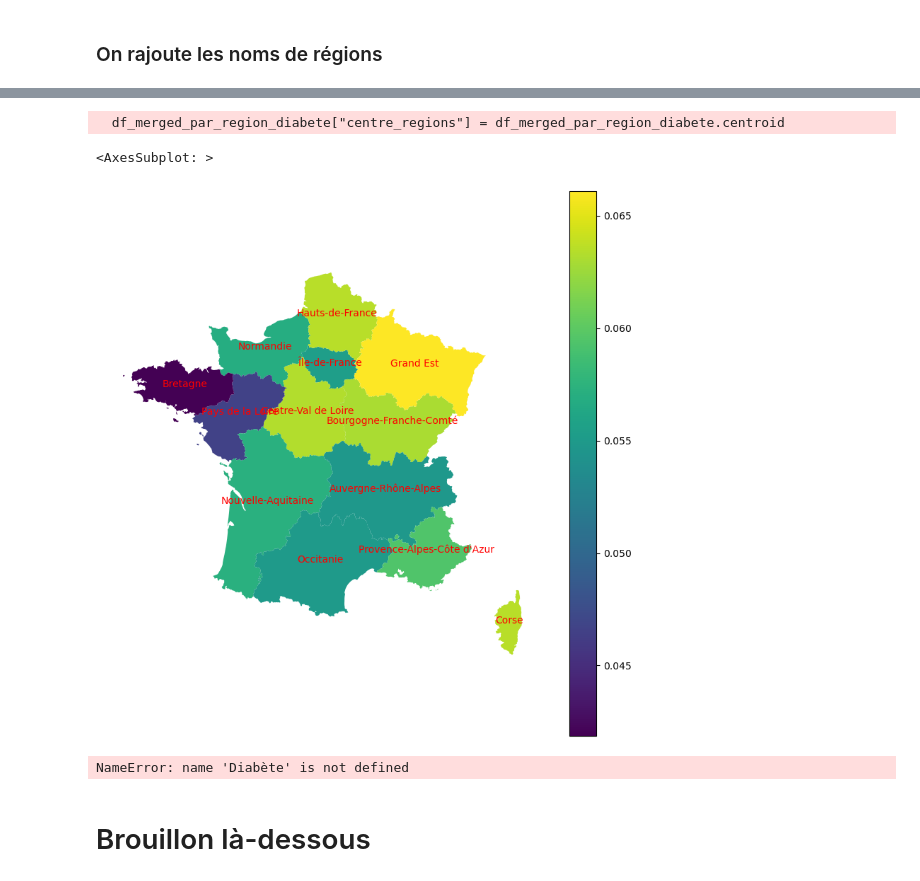
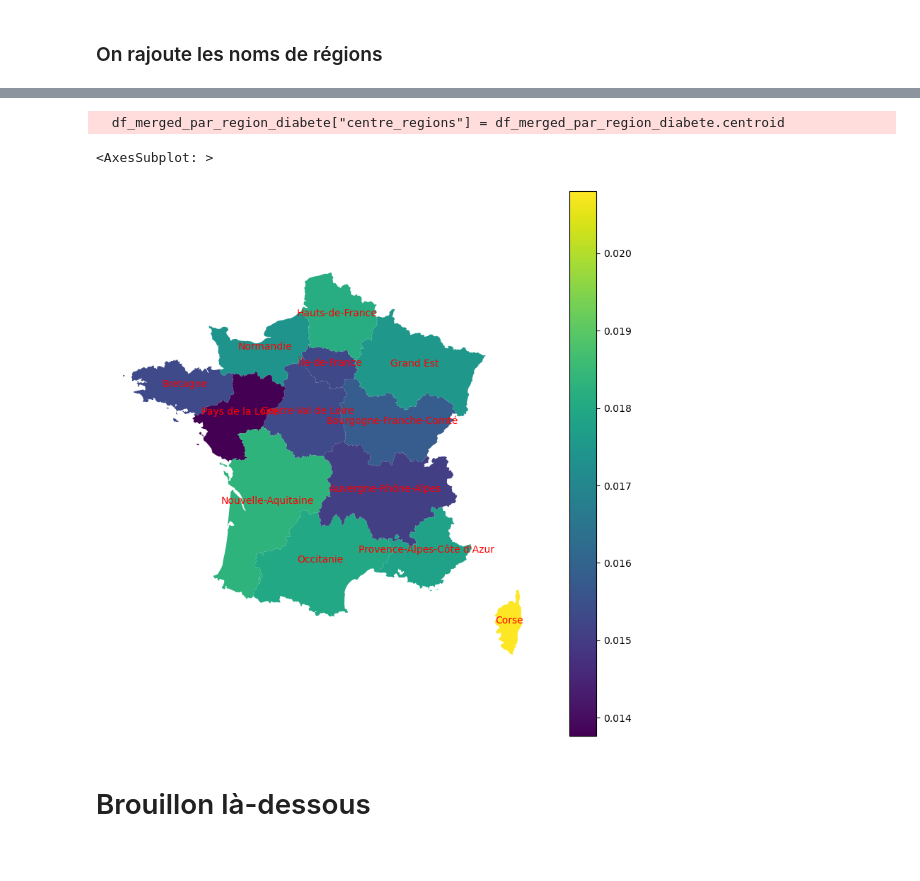
Before and after one commit to bbasa1/Maladies_chroniques_offre_de_soin_inegalites_sociales_ou_facteurs_environnementaux, a Jupyter notebook: Introduction_base.ipynb, the cells around one changed output, grey strips where cells are left out. Drawn from its saved outputs; the diff is of its cells as text; code cells hidden in the pictures.

```diff
--- a/Introduction_base.ipynb
+++ b/Introduction_base.ipynb
@@ -92,7 +92,7 @@ df_drees.describe()
 # %%
 ### Pour tracer quelques barplots
 
-def selection_variable_barplot(liste_var_groupage, liste_var_partition, type_var_groupage = float, type_var_partition = float, groupby = 'valGroupage', type_donnees = 'prevalence') :
+def selection_variable_barplot(liste_var_groupage, liste_var_partition, type_var_groupage = float, type_var_partition = float, groupby = 'valGroupage', type_donnees = 'incidence') :
     # On commence par ne sélectionner que les variables qu'on souhaite
     sous_df = df_drees[df_drees['type'] == type_donnees].copy()
     sous_df = sous_df[(sous_df['varGroupage'].isin(liste_var_groupage))
@@ -456,39 +449,35 @@ df_par_region = selection_variable_barplot(
                         type_var_partition = object,
                         groupby = ['valPartition', 'catLib']
                         )
 
 # df_par_region = df_par_region.rename(columns = {'valPartition' : 'code'})
 
-df_par_region_diabete = df_par_region[df_par_region['catLib'] == 'Diabète']
+df_par_region_diabete = df_par_region[df_par_region['catLib'] == 'Maladies respiratoires chroniques']
 
 
 df_merged_par_region_diabete = sf.copy().merge(df_par_region_diabete, left_on = 'code', right_on = 'valPartition', left_index=False, right_index=False, how = 'left')
 
 df_merged_par_region_diabete["centre_regions"] = df_merged_par_region_diabete.centroid
 
 
 fig,ax = plt.subplots(figsize=(10, 10))
 df_merged_par_region_diabete.plot(ax = ax, column = "txStandDir", legend=True)
 
 for num_ligne in range(len(df_merged_par_region)) :
     ligne = df_merged_par_region_diabete.iloc[num_ligne]
     x = ligne['centre_regions'].x
     y = ligne['centre_regions'].y
     ax.annotate(ligne["nom"], xy = (x, y), xytext = (0, 0), textcoords="offset points", ha='center', color='red')
 
 ax.set_axis_off()
 ax
 
 # for x, y, label in zip(cities.geometry.x, cities.geometry.y, cities.name):
 #     ax.annotate(label, xy=(x, y), xytext=(3, 3), textcoords="offset points")
 # %% [output]
   df_merged_par_region_diabete["centre_regions"] = df_merged_par_region_diabete.centroid
 <AxesSubplot: >
-[figure, old version]
+[figure, new version]
-# %%
-Diabète
-# %% [output]
-NameError: name 'Diabète' is not defined
 # %% [markdown]
 # Brouillon là-dessous
 # %%
```
Also changed, not shown: parts of 18 cells of this notebook.
